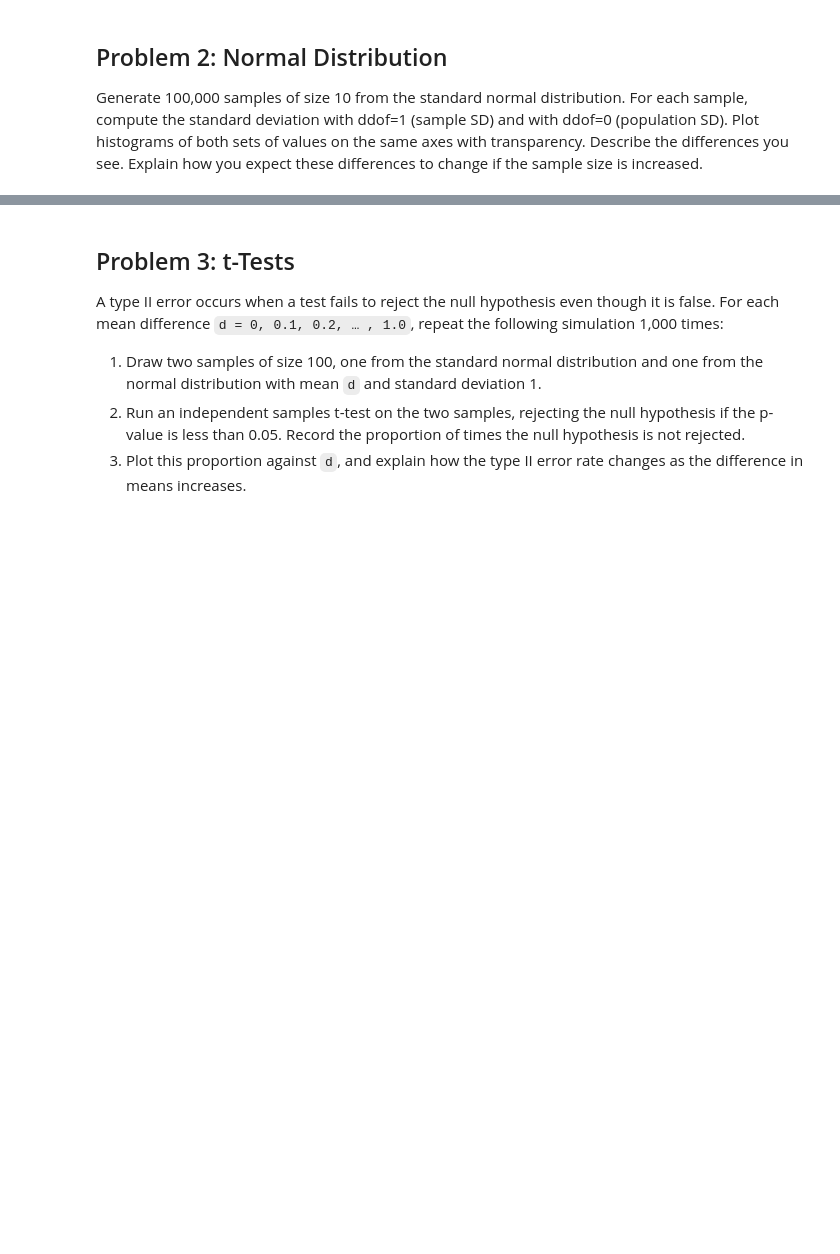
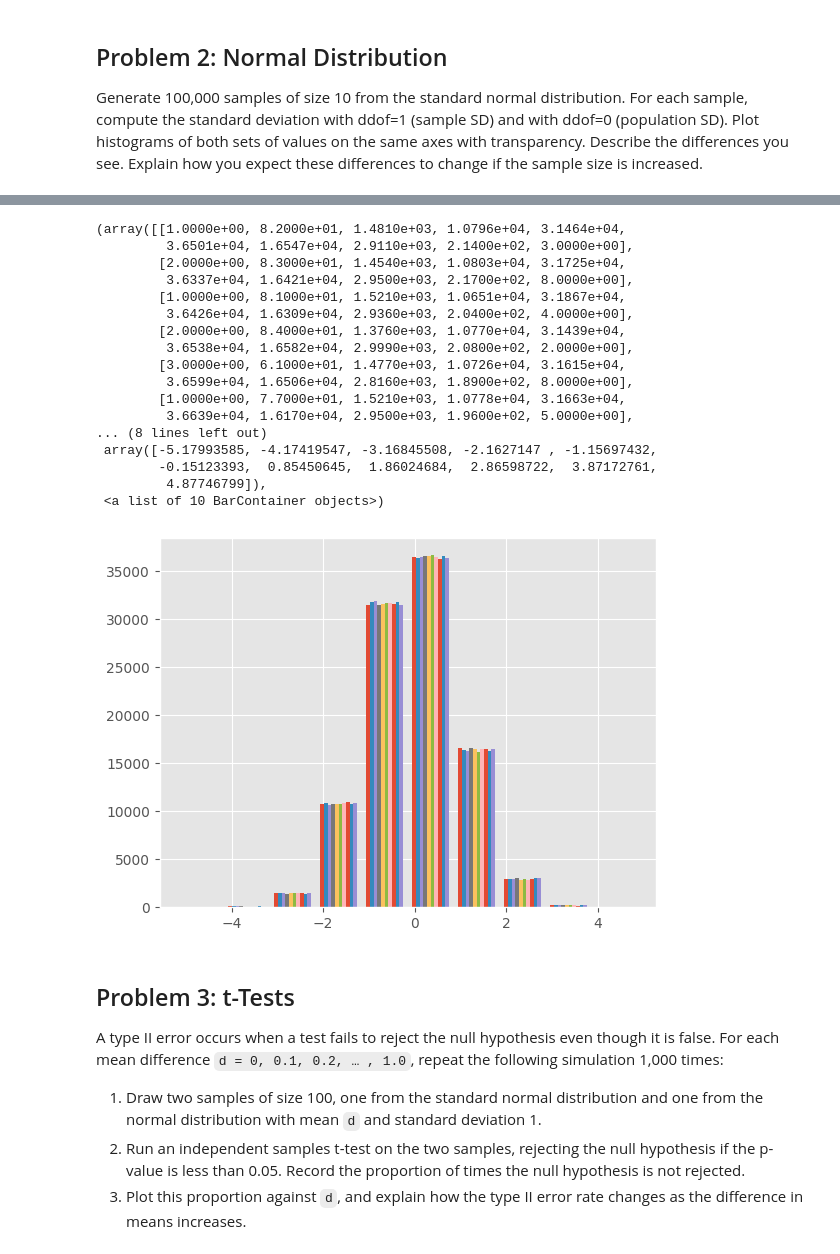
Before and after one commit to holmstead/applied_statistics, a Jupyter notebook: problems.ipynb, the cells around one changed output, grey strips where cells are left out. Drawn from its saved outputs; the diff is of its cells as text; code cells hidden in the pictures; blank space fills up the shorter version.

```diff
--- a/problems.ipynb
+++ b/problems.ipynb
@@ -171,0 +227,9 @@ Generate 100,000 samples of size 10 from the standard normal distribution. For e
+# %%
+# we have to give it a size, a 2-d array
+num_samples = 100000
+sample_size = 10
+
+# Generate samples from the standard normal distribution
+samples = np.random.normal(loc=0.0, scale=1.0, size=(num_samples, sample_size))
+
+samples
@@ -172,3 +250,25 @@ Generate 100,000 samples of size 10 from the standard normal distribution. For e
+# %%
+# plot the distribution
+plt.hist(samples)
+# %% [output]
+(array([[1.0000e+00, 8.2000e+01, 1.4810e+03, 1.0796e+04, 3.1464e+04,
+         3.6501e+04, 1.6547e+04, 2.9110e+03, 2.1400e+02, 3.0000e+00],
+        [2.0000e+00, 8.3000e+01, 1.4540e+03, 1.0803e+04, 3.1725e+04,
+         3.6337e+04, 1.6421e+04, 2.9500e+03, 2.1700e+02, 8.0000e+00],
+        [1.0000e+00, 8.1000e+01, 1.5210e+03, 1.0651e+04, 3.1867e+04,
+         3.6426e+04, 1.6309e+04, 2.9360e+03, 2.0400e+02, 4.0000e+00],
+        [2.0000e+00, 8.4000e+01, 1.3760e+03, 1.0770e+04, 3.1439e+04,
+         3.6538e+04, 1.6582e+04, 2.9990e+03, 2.0800e+02, 2.0000e+00],
+        [3.0000e+00, 6.1000e+01, 1.4770e+03, 1.0726e+04, 3.1615e+04,
+         3.6599e+04, 1.6506e+04, 2.8160e+03, 1.8900e+02, 8.0000e+00],
+        [1.0000e+00, 7.7000e+01, 1.5210e+03, 1.0778e+04, 3.1663e+04,
+         3.6639e+04, 1.6170e+04, 2.9500e+03, 1.9600e+02, 5.0000e+00],
+... (8 lines left out)
+ array([-5.17993585, -4.17419547, -3.16845508, -2.1627147 , -1.15697432,
+        -0.15123393,  0.85450645,  1.86024684,  2.86598722,  3.87172761,
+         4.87746799]),
+ <a list of 10 BarContainer objects>)
+[figure, added]
 # %% [markdown]
 ## Problem 3: t-Tests
 
```
Also changed, not shown: parts of 15 cells of this notebook.
